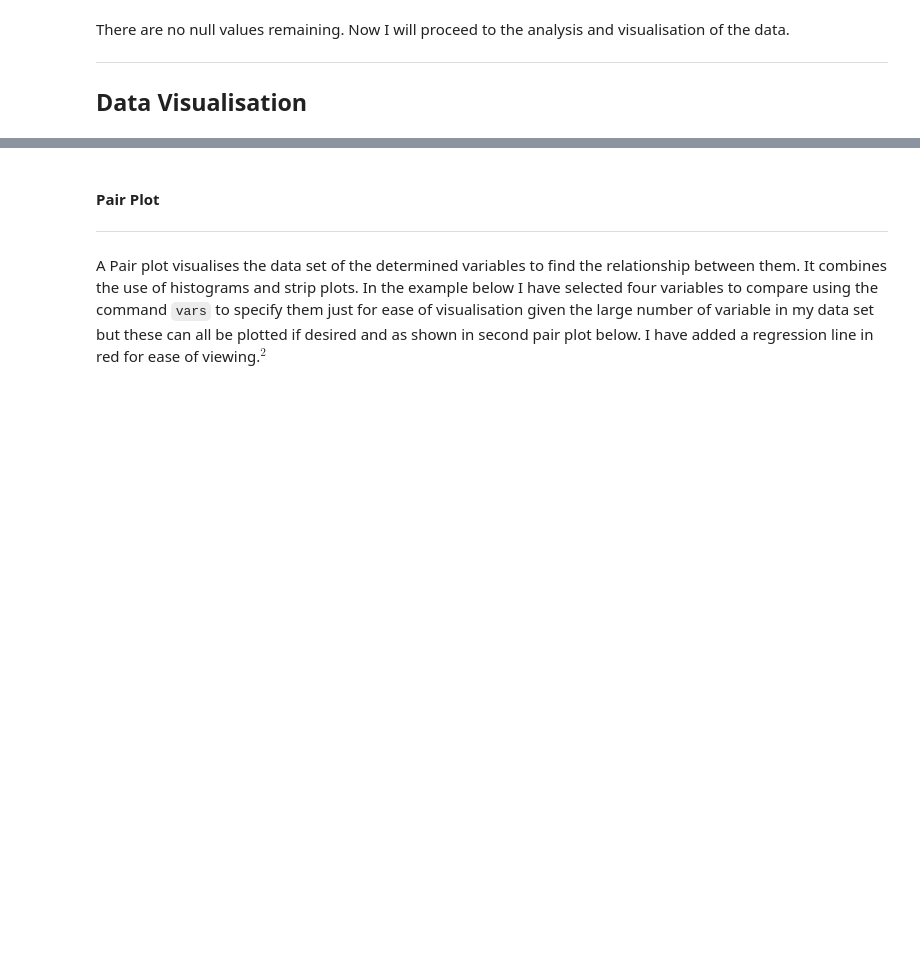
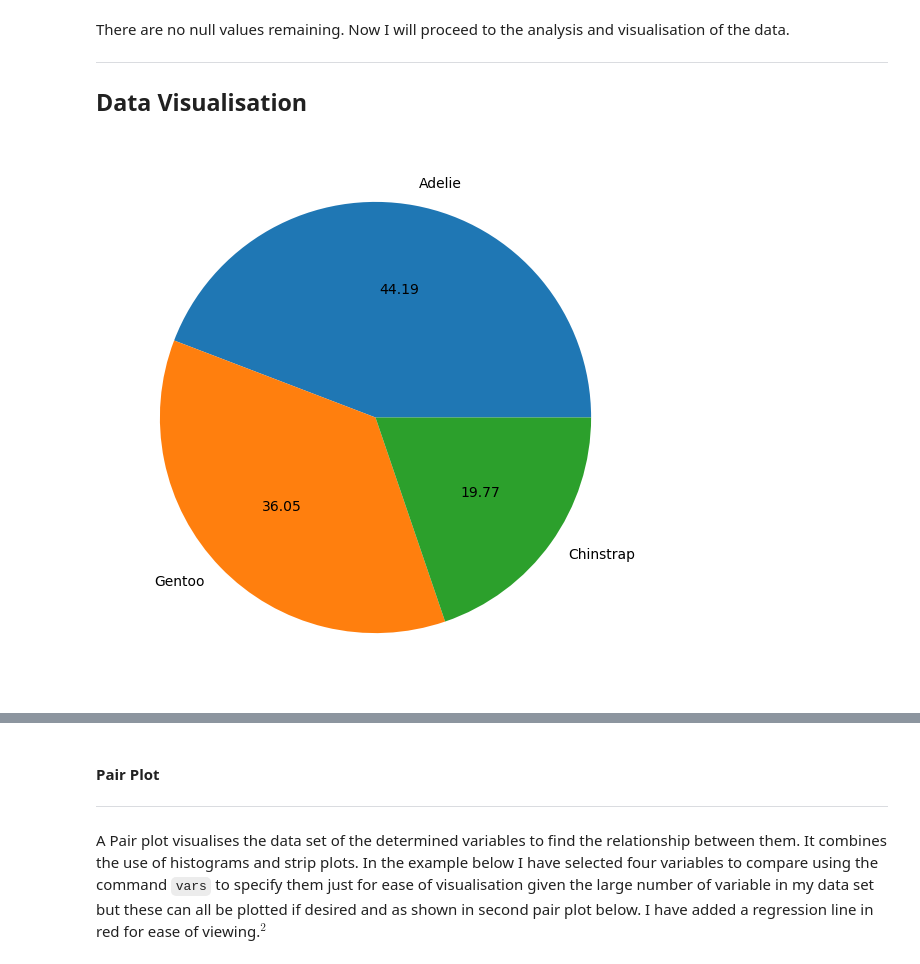
Before and after one commit to SaydsC/PrinciplesofDataAnalytics, a Jupyter notebook: penguins.ipynb, the cells around one changed output, grey strips where cells are left out. Drawn from its saved outputs; the diff is of its cells as text; code cells hidden in the pictures; blank space fills up the shorter version.

```diff
--- a/penguins.ipynb
+++ b/penguins.ipynb
@@ -252,3 +252,14 @@ There are no null values remaining. Now I will proceed to the analysis and visua
 ****
 
 ## Data Visualisation
+# %%
+#Visualising the data using a pie chart
+
+#First by Species
+
+species = penguins['species'].value_counts()
+plt.figure(figsize=(10,7))
+plt.pie(data=species, x=species.values, labels=species.index, autopct='%.2f') #explode=(0.1,0.1,0.1))
+plt.show()
+# %% [output]
+[figure, added]
```
Also changed, not shown: parts of 5 cells of this notebook.
